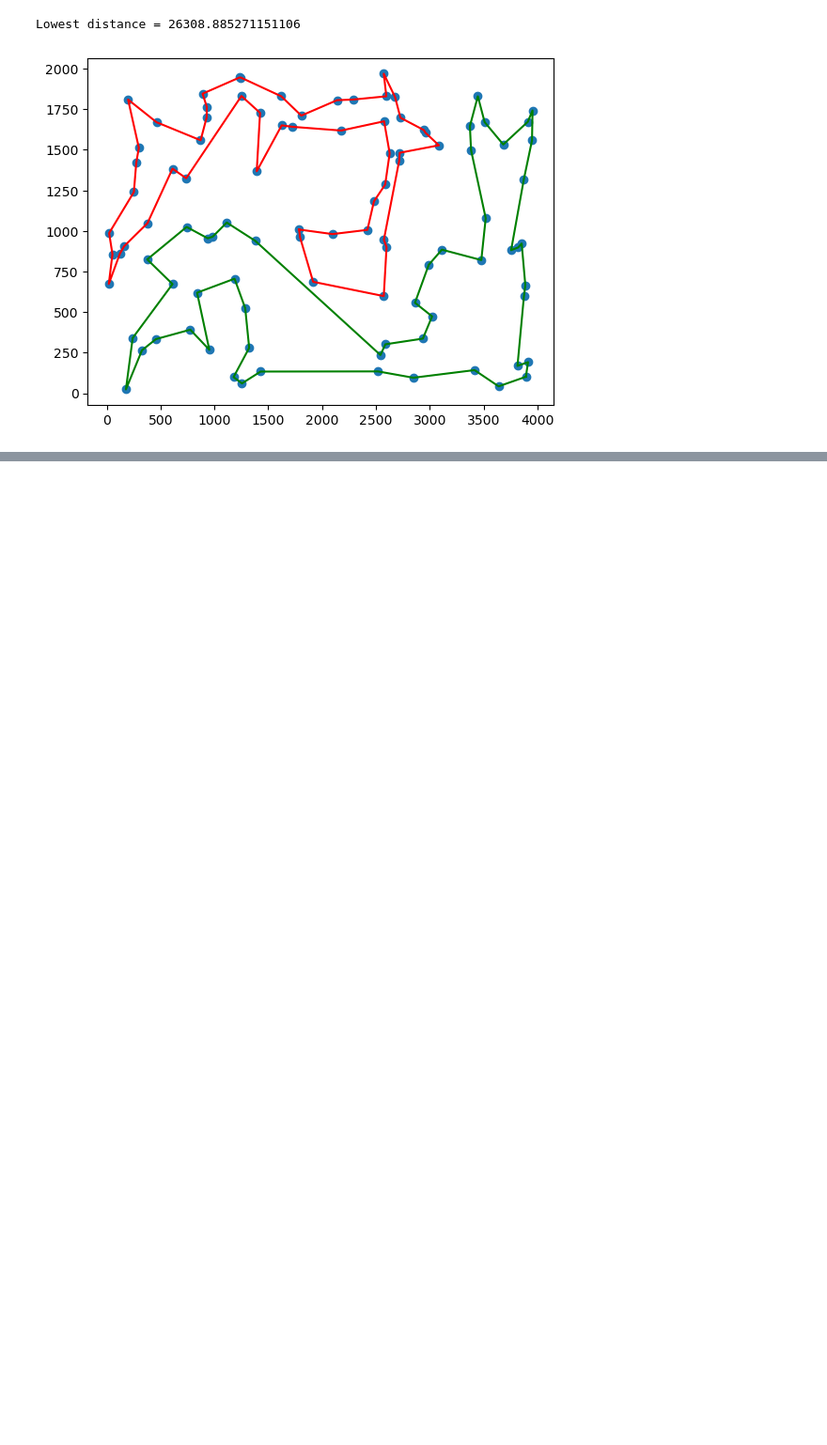
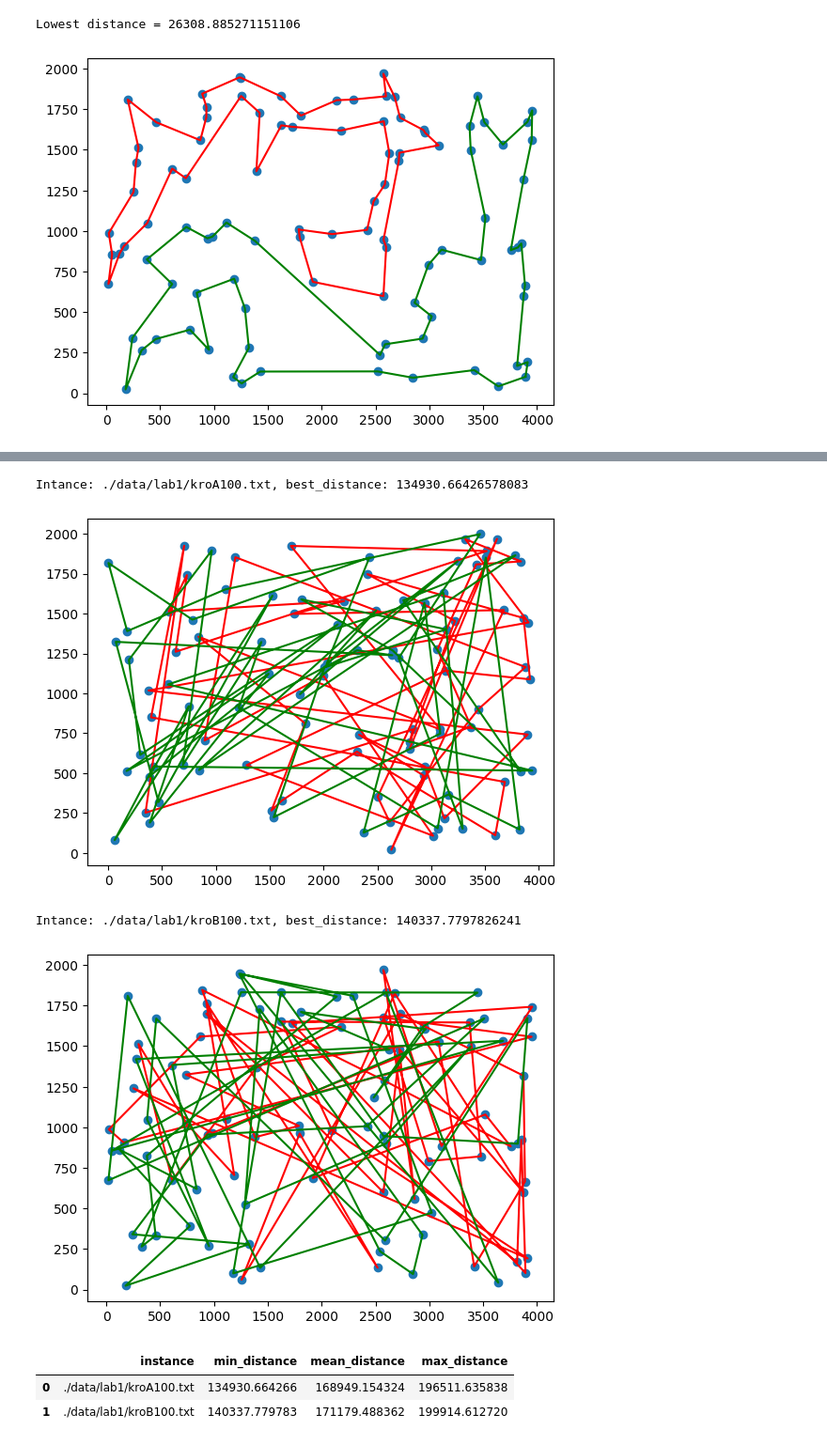
Before and after one commit to KWencierski/Imo, a Jupyter notebook: lab2.ipynb, the cells around one changed output, grey strips where cells are left out. Shown at 94% size. Drawn from its saved outputs; the diff is of its cells as text; code cells hidden in the pictures; blank space fills up the shorter version.

```diff
--- a/lab2.ipynb
+++ b/lab2.ipynb
@@ -250,0 +471,50 @@ distance = 29730.033662154532
+# %%
+def get_results_random_walk():
+    results = []
+    for instance in instances:
+        total_time = 0
+        with open(instance) as f:
+            data = f.read()
+        data = data.split('\n')
+        data = pd.DataFrame([i.split(' ') for i in data])
+        data = data.drop(0, axis=1)
+        data = data.drop(100, axis=0)
+
+        points_matrix = data.to_numpy()
+        points_matrix = points_matrix.astype(int)
+        matrix = []
+        for i in range(100):
+            matrix.append([])
+            for j in range(100):
+                matrix[i].append(points_matrix[i, :] - points_matrix[j, :])
+        matrix = np.array(matrix)
+        distance_matrix = np.sqrt(np.square(matrix[:, :, 0]) + np.square(matrix[:, :, 1]))
+
+        for i in range(distance_matrix.shape[0]):
+            distance_matrix[i, i] = np.inf
+
+        distances = []
+        best_cycles = None
+        best_distance = np.inf
+        while total_time < 4.298621:
+            start_time = time.time()
+            cycles = solve_random(distance_matrix)
+            distances.append(calc_distance_sum(cycles[0], distance_matrix) + calc_distance_sum(cycles[1], distance_matrix))
+            if distances[-1] < best_distance:
+                best_distance = distances[-1]
+                best_cycles = copy.deepcopy(cycles)
+            total_time += time.time() - start_time
+        results.append(dict(instance=instance,  min_distance=min(distances), mean_distance=np.mean(distances), max_distance=max(distances)))
+        print(f'Intance: {instance}, best_distance: {best_distance}')
+        plot_results(best_cycles, points_matrix)
+    return results
+# %%
+pd.DataFrame(get_results_random_walk())
+# %% [output]
+Intance: ./data/lab1/kroA100.txt, best_distance: 134930.66426578083
+[figure, added]
+Intance: ./data/lab1/kroB100.txt, best_distance: 140337.7797826241
+[figure, added]
+|  | instance | min_distance | mean_distance | max_distance |
+| 0 | ./data/lab1/kroA100.txt | 134930.664266 | 168949.154324 | 196511.635838 |
+| 1 | ./data/lab1/kroB100.txt | 140337.779783 | 171179.488362 | 199914.612720 |
```
Also changed, not shown: parts of 16 cells of this notebook.
